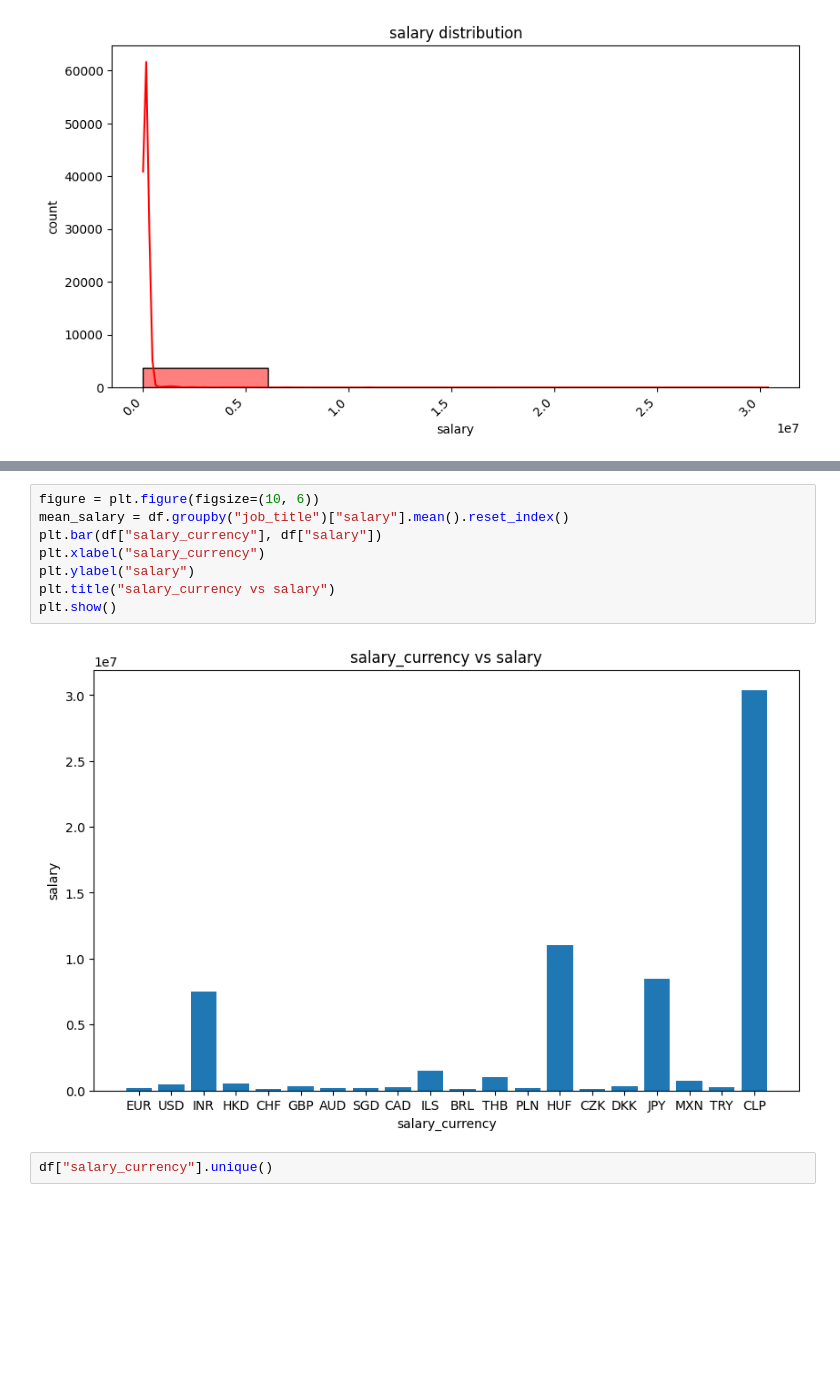
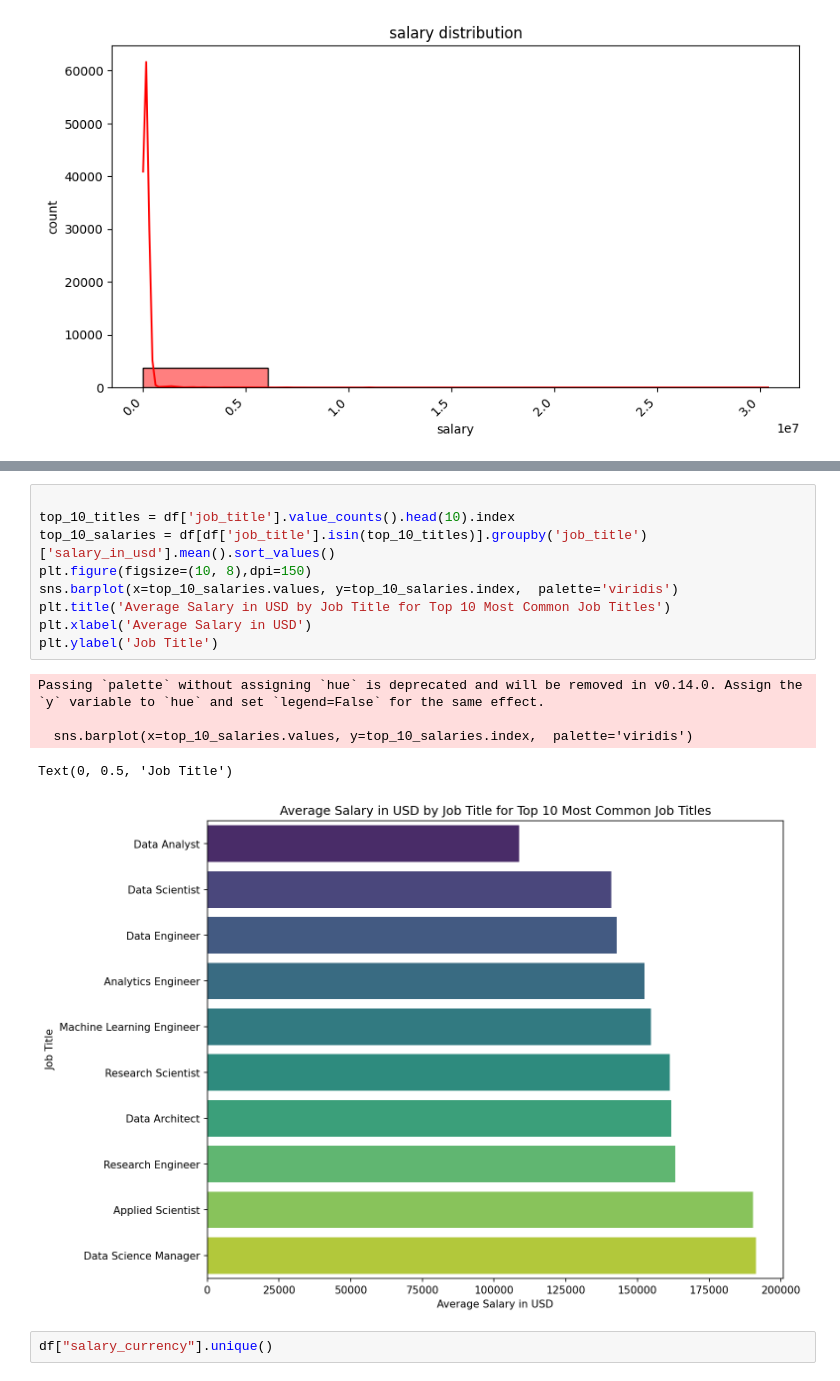
Before and after one commit to M-Shahryar/data_science_salaries_2023, a Jupyter notebook: Notebook/nt_1.ipynb, the cells around one changed output, grey strips where cells are left out. Saved outputs shown, nothing was run; the diff lists cells and outputs as text; blank space fills up the shorter version.

```diff
--- a/Notebook/nt_1.ipynb
+++ b/Notebook/nt_1.ipynb
@@ -232,13 +236,18 @@ Text(0, 0.5, 'Salary in USD')
-# %%
-figure = plt.figure(figsize=(10, 6))
-mean_salary = df.groupby("job_title")["salary"].mean().reset_index()
-plt.bar(df["salary_currency"], df["salary"])
-plt.xlabel("salary_currency")
-plt.ylabel("salary")
-plt.title("salary_currency vs salary")
-plt.show()
-# %% [output]
-[figure, removed]
+# %%
+
+top_10_titles = df['job_title'].value_counts().head(10).index
+top_10_salaries = df[df['job_title'].isin(top_10_titles)].groupby('job_title')['salary_in_usd'].mean().sort_values()
+plt.figure(figsize=(10, 8),dpi=150)
+sns.barplot(x=top_10_salaries.values, y=top_10_salaries.index,  palette='viridis')
+plt.title('Average Salary in USD by Job Title for Top 10 Most Common Job Titles')
+plt.xlabel('Average Salary in USD')
+plt.ylabel('Job Title')
+# %% [output]
+Passing `palette` without assigning `hue` is deprecated and will be removed in v0.14.0. Assign the `y` variable to `hue` and set `legend=False` for the same effect.
+
+  sns.barplot(x=top_10_salaries.values, y=top_10_salaries.index,  palette='viridis')
+Text(0, 0.5, 'Job Title')
+[figure, added]
 # %%
 df["salary_currency"].unique()
 # %% [output]
```
Also changed, not shown: parts of 1 cell of this notebook.
